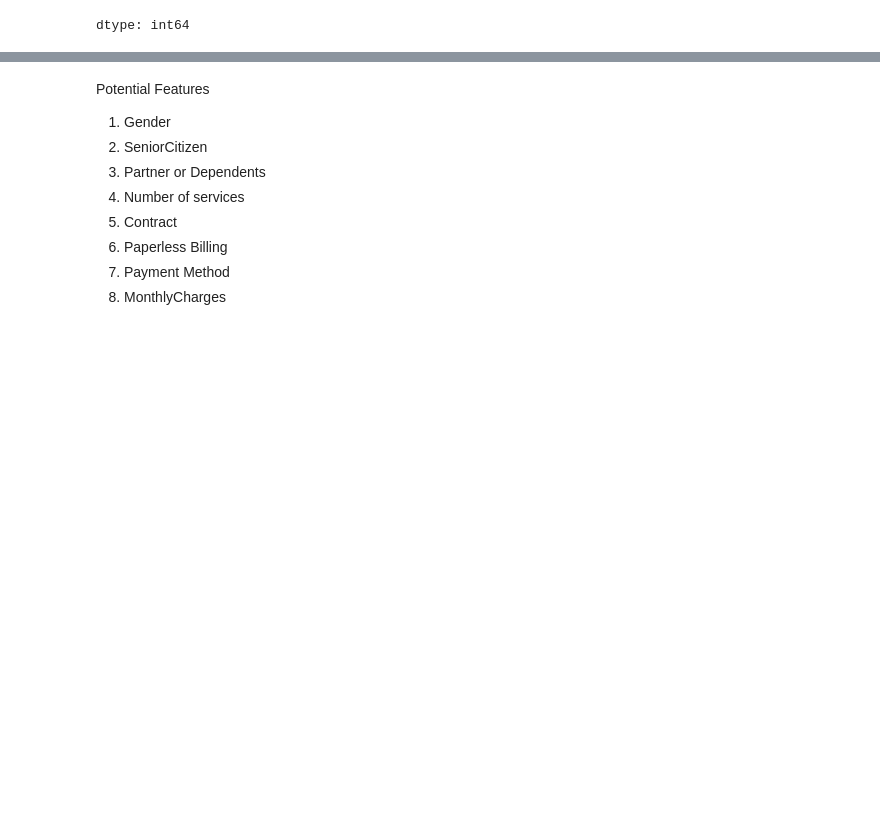
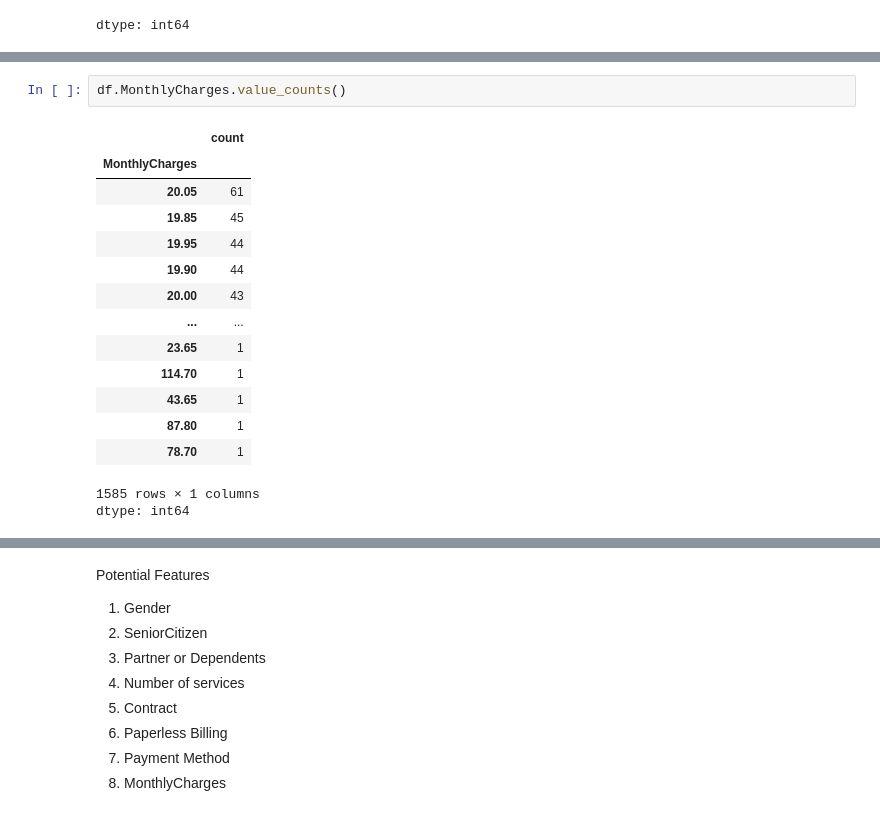
Before and after one commit to sbmccall/data-science-projects, a Jupyter notebook: telco-customer-churn/notebooks/telco_customer_churn_sbm.ipynb, the cells around one changed output, grey strips where cells are left out. Saved outputs shown, nothing was run; the diff lists cells and outputs as text; blank space fills up the shorter version.

Commit message:
Exploring columns & deciding potential features

```diff
--- a/telco-customer-churn/notebooks/telco_customer_churn_sbm.ipynb
+++ b/telco-customer-churn/notebooks/telco_customer_churn_sbm.ipynb
@@ -143,0 +215,18 @@ dtype: int64
+# %%
+df.MonthlyCharges.value_counts()
+# %% [output]
+|  | count |
+| MonthlyCharges |  |
+| 20.05 | 61 |
+| 19.85 | 45 |
+| 19.95 | 44 |
+| 19.90 | 44 |
+| 20.00 | 43 |
+| ... | ... |
+| 23.65 | 1 |
+| 114.70 | 1 |
+| 43.65 | 1 |
+| 87.80 | 1 |
+| 78.70 | 1 |
+1585 rows × 1 columns
+dtype: int64
```
Also changed, not shown: parts of 10 cells of this notebook.
